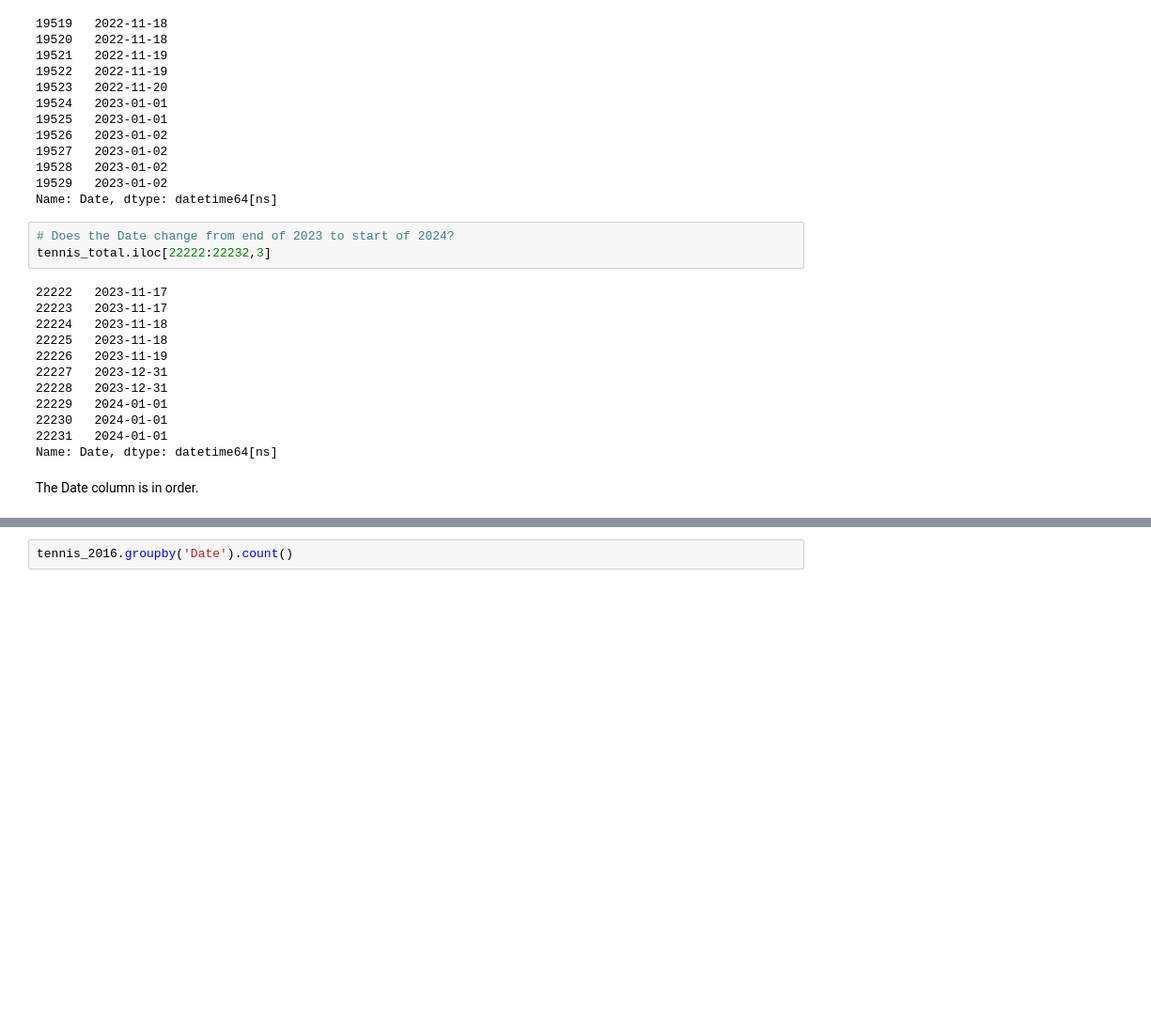
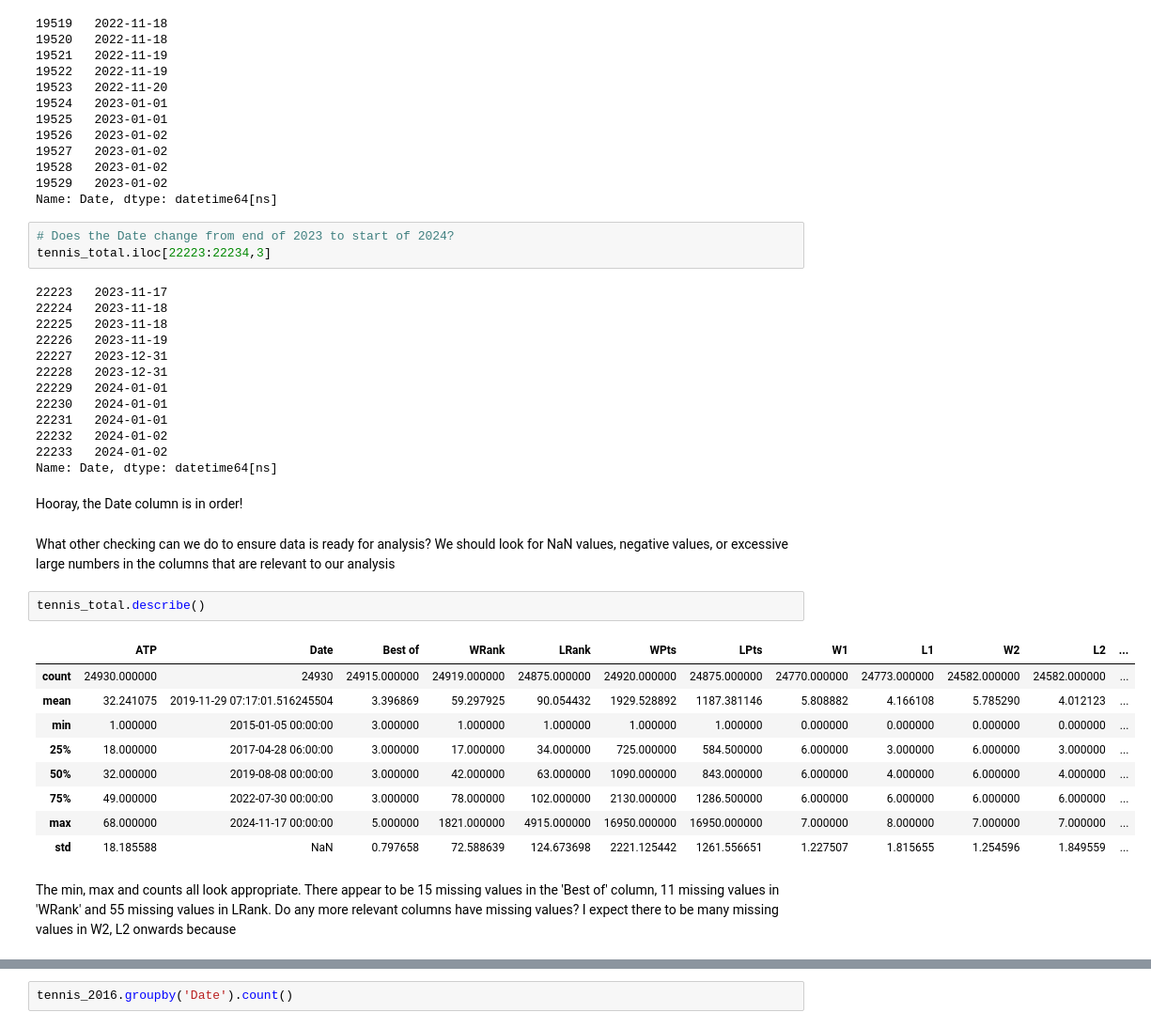
Before and after one commit to Scotty538/ml_one, a Jupyter notebook: Jupyter Project Report Template DRAFT v2.0_297201 - A1.ipynb, the cells around one changed output, grey strips where cells are left out. Shown at 94% size. Cells and saved outputs as stored; diff of their text form; blank space fills up the shorter version.

Commit message:
Missing values

```diff
--- a/Jupyter Project Report Template DRAFT v2.0_297201 - A1.ipynb
+++ b/Jupyter Project Report Template DRAFT v2.0_297201 - A1.ipynb
@@ -352,9 +432,8 @@ tennis_total.iloc[19519:19530,3]
 Name: Date, dtype: datetime64[ns]
 # %%
 # Does the Date change from end of 2023 to start of 2024?
-tennis_total.iloc[22222:22232,3]
+tennis_total.iloc[22223:22234,3]
 # %% [output]
-22222   2023-11-17
 22223   2023-11-17
 22224   2023-11-18
 22225   2023-11-18
@@ -364,6 +443,27 @@ tennis_total.iloc[22222:22232,3]
 22229   2024-01-01
 22230   2024-01-01
 22231   2024-01-01
+22232   2024-01-02
+22233   2024-01-02
 Name: Date, dtype: datetime64[ns]
 # %% [markdown]
-The Date column is in order.
+Hooray, the Date column is in order!
+# %% [markdown]
+What other checking can we do to ensure data is ready for analysis?
+We should look for NaN values, negative values, or excessive large numbers in the columns that are relevant to our analysis
+# %%
+tennis_total.describe()
+# %% [output]
+|  | ATP | Date | Best of | WRank | LRank | WPts | LPts | W1 | L1 | W2 | L2 | ... |
+| count | 24930.000000 | 24930 | 24915.000000 | 24919.000000 | 24875.000000 | 24920.000000 | 24875.000000 | 24770.000000 | 24773.000000 | 24582.000000 | 24582.000000 | ... |
+| mean | 32.241075 | 2019-11-29 07:17:01.516245504 | 3.396869 | 59.297925 | 90.054432 | 1929.528892 | 1187.381146 | 5.808882 | 4.166108 | 5.785290 | 4.012123 | ... |
+| min | 1.000000 | 2015-01-05 00:00:00 | 3.000000 | 1.000000 | 1.000000 | 1.000000 | 1.000000 | 0.000000 | 0.000000 | 0.000000 | 0.000000 | ... |
+| 25% | 18.000000 | 2017-04-28 06:00:00 | 3.000000 | 17.000000 | 34.000000 | 725.000000 | 584.500000 | 6.000000 | 3.000000 | 6.000000 | 3.000000 | ... |
+| 50% | 32.000000 | 2019-08-08 00:00:00 | 3.000000 | 42.000000 | 63.000000 | 1090.000000 | 843.000000 | 6.000000 | 4.000000 | 6.000000 | 4.000000 | ... |
+| 75% | 49.000000 | 2022-07-30 00:00:00 | 3.000000 | 78.000000 | 102.000000 | 2130.000000 | 1286.500000 | 6.000000 | 6.000000 | 6.000000 | 6.000000 | ... |
+| max | 68.000000 | 2024-11-17 00:00:00 | 5.000000 | 1821.000000 | 4915.000000 | 16950.000000 | 16950.000000 | 7.000000 | 8.000000 | 7.000000 | 7.000000 | ... |
+| std | 18.185588 | NaN | 0.797658 | 72.588639 | 124.673698 | 2221.125442 | 1261.556651 | 1.227507 | 1.815655 | 1.254596 | 1.849559 | ... |
+# %% [markdown]
+The min, max and counts all look appropriate.
+There appear to be 15 missing values in the 'Best of' column, 11 missing values in 'WRank' and 55 missing values in LRank. Do any more relevant columns have missing values?
+I expect there to be many missing values in W2, L2 onwards because
```
Also changed, not shown: parts of 10 cells of this notebook, 1 other file.
